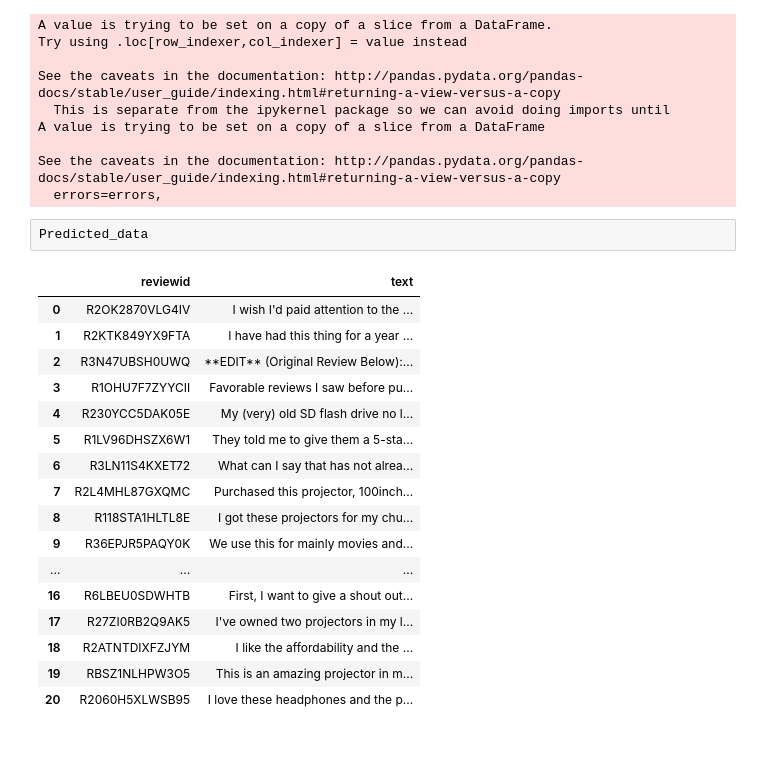
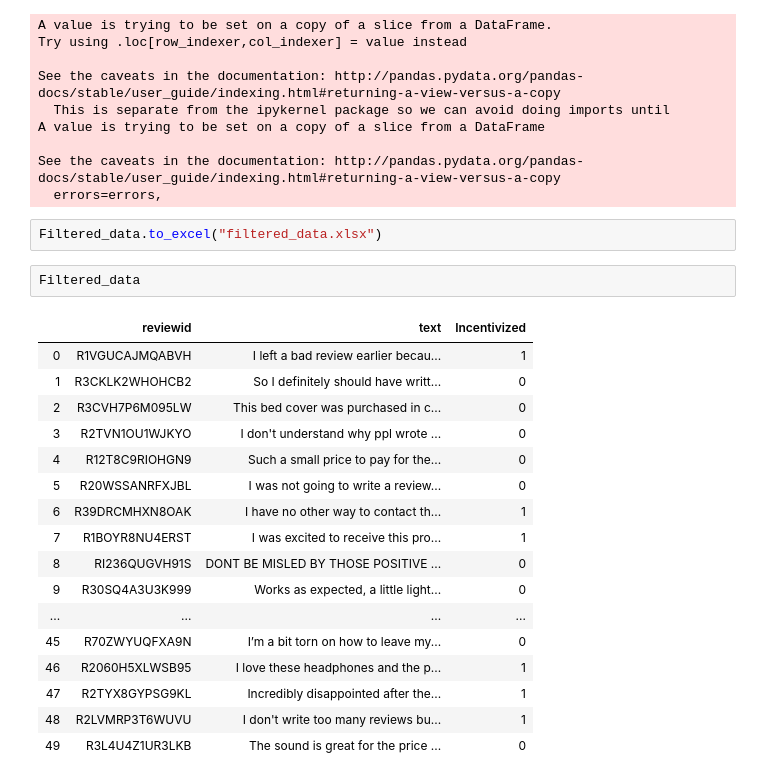
Before and after one commit to dujijundavid/Reviewbox_team, a Jupyter notebook: Handover to RB/Incentivized Reviews/Incentivized Reviews Product.ipynb, the cells around one changed output. Drawn from its saved outputs; the diff is of its cells as text; blank space fills up the shorter version.

```diff
--- a/Handover to RB/Incentivized Reviews/Incentivized Reviews Product.ipynb
+++ b/Handover to RB/Incentivized Reviews/Incentivized Reviews Product.ipynb
@@ -379,23 +430,25 @@ A value is trying to be set on a copy of a slice from a DataFrame
 
 See the caveats in the documentation: http://pandas.pydata.org/pandas-docs/stable/user_guide/indexing.html#returning-a-view-versus-a-copy
   errors=errors,
-# %%
-Predicted_data
-# %% [output]
-|  | reviewid | text |
-| 0 | R2OK2870VLG4IV | I wish I'd paid attention to the ... |
-| 1 | R2KTK849YX9FTA | I have had this thing for a year ... |
-| 2 | R3N47UBSH0UWQ | **EDIT** (Original Review Below):... |
-| 3 | R1OHU7F7ZYYCII | Favorable reviews I saw before pu... |
-| 4 | R230YCC5DAK05E | My (very) old SD flash drive no l... |
-| 5 | R1LV96DHSZX6W1 | They told me to give them a 5-sta... |
-| 6 | R3LN11S4KXET72 | What can I say that has not alrea... |
-| 7 | R2L4MHL87GXQMC | Purchased this projector, 100inch... |
-| 8 | R118STA1HLTL8E | I got these projectors for my chu... |
-| 9 | R36EPJR5PAQY0K | We use this for mainly movies and... |
-| ... | ... | ... |
-| 16 | R6LBEU0SDWHTB | First, I want to give a shout out... |
-| 17 | R27ZI0RB2Q9AK5 | I've owned two projectors in my l... |
-| 18 | R2ATNTDIXFZJYM | I like the affordability and the ... |
-| 19 | RBSZ1NLHPW3O5 | This is an amazing projector in m... |
-| 20 | R2060H5XLWSB95 | I love these headphones and the p... |
+# %%
+Filtered_data.to_excel("filtered_data.xlsx")
+# %%
+Filtered_data
+# %% [output]
+|  | reviewid | text | Incentivized |
+| 0 | R1VGUCAJMQABVH | I left a bad review earlier becau... | 1 |
+| 1 | R3CKLK2WHOHCB2 | So I definitely should have writt... | 0 |
+| 2 | R3CVH7P6M095LW | This bed cover was purchased in c... | 0 |
+| 3 | R2TVN1OU1WJKYO | I don't understand why ppl wrote ... | 0 |
+| 4 | R12T8C9RIOHGN9 | Such a small price to pay for the... | 0 |
+| 5 | R20WSSANRFXJBL | I was not going to write a review... | 0 |
+| 6 | R39DRCMHXN8OAK | I have no other way to contact th... | 1 |
+| 7 | R1BOYR8NU4ERST | I was excited to receive this pro... | 1 |
+| 8 | RI236QUGVH91S | DONT BE MISLED BY THOSE POSITIVE ... | 0 |
+| 9 | R30SQ4A3U3K999 | Works as expected, a little light... | 0 |
+| ... | ... | ... | ... |
+| 45 | R70ZWYUQFXA9N | I’m a bit torn on how to leave my... | 0 |
+| 46 | R2060H5XLWSB95 | I love these headphones and the p... | 1 |
+| 47 | R2TYX8GYPSG9KL | Incredibly disappointed after the... | 1 |
+| 48 | R2LVMRP3T6WUVU | I don't write too many reviews bu... | 1 |
+| 49 | R3L4U4Z1UR3LKB | The sound is great for the price ... | 0 |
```
Also changed, not shown: parts of 13 cells of this notebook, 2 other files.
